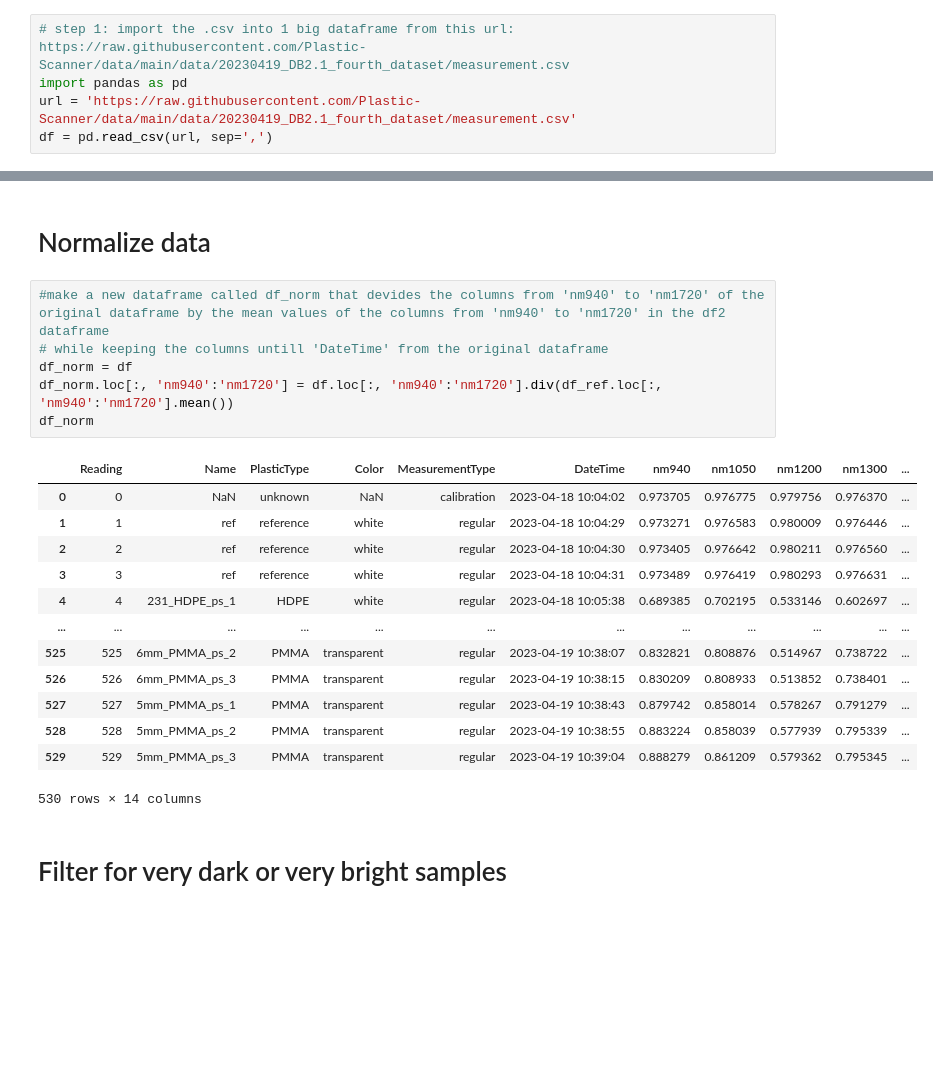
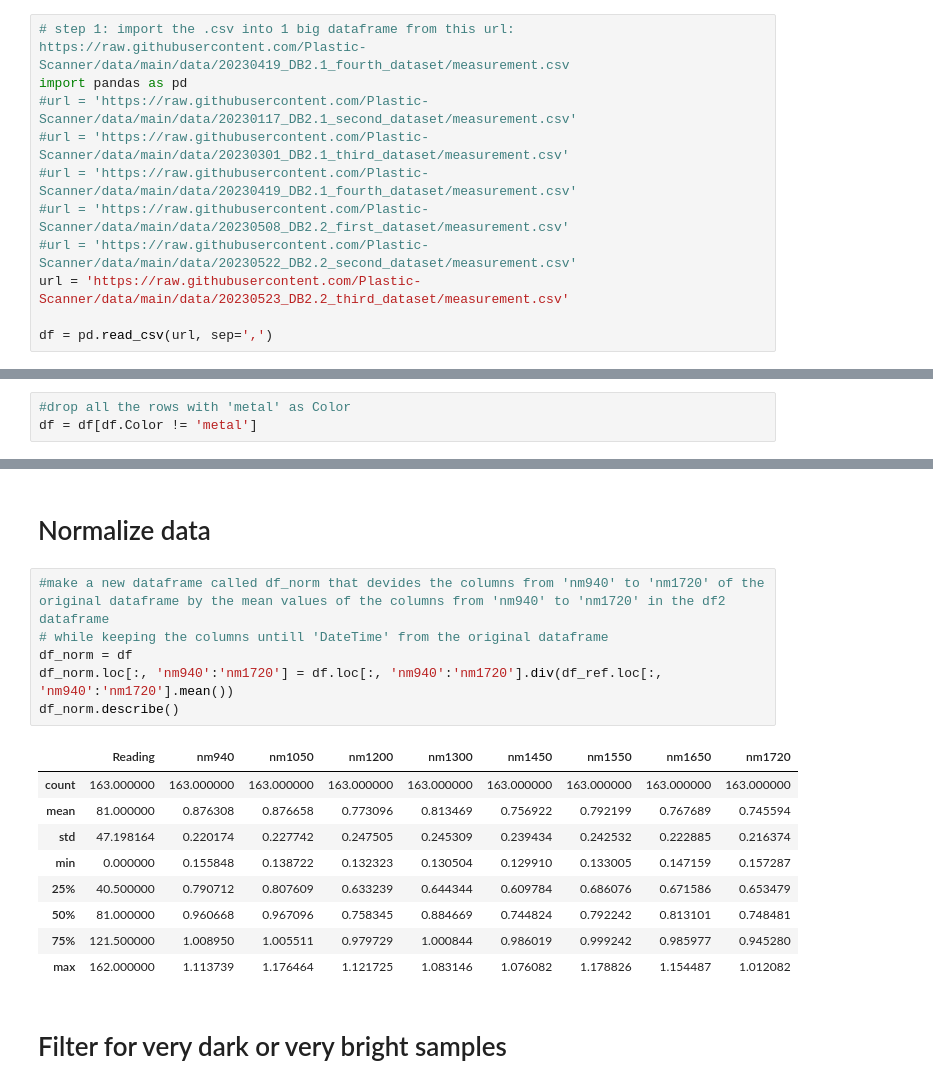
Before and after one commit to Plastic-Scanner/Data, a Jupyter notebook: data-analysis/python/data_analysis.ipynb, the cells around one changed output, grey strips where cells are left out. Saved outputs shown, nothing was run; the diff lists cells and outputs as text; blank space fills up the shorter version.

Commit message:
links to new datasets

```diff
--- a/data-analysis/python/data_analysis.ipynb
+++ b/data-analysis/python/data_analysis.ipynb
@@ -3,7 +3,13 @@ Import dataset
 # %%
 # step 1: import the .csv into 1 big dataframe from this url: https://raw.githubusercontent.com/Plastic-Scanner/data/main/data/20230419_DB2.1_fourth_dataset/measurement.csv
 import pandas as pd
-url = 'https://raw.githubusercontent.com/Plastic-Scanner/data/main/data/20230419_DB2.1_fourth_dataset/measurement.csv'
+#url = 'https://raw.githubusercontent.com/Plastic-Scanner/data/main/data/20230117_DB2.1_second_dataset/measurement.csv'
+#url = 'https://raw.githubusercontent.com/Plastic-Scanner/data/main/data/20230301_DB2.1_third_dataset/measurement.csv'
+#url = 'https://raw.githubusercontent.com/Plastic-Scanner/data/main/data/20230419_DB2.1_fourth_dataset/measurement.csv'
+#url = 'https://raw.githubusercontent.com/Plastic-Scanner/data/main/data/20230508_DB2.2_first_dataset/measurement.csv'
+#url = 'https://raw.githubusercontent.com/Plastic-Scanner/data/main/data/20230522_DB2.2_second_dataset/measurement.csv'
+url = 'https://raw.githubusercontent.com/Plastic-Scanner/data/main/data/20230523_DB2.2_third_dataset/measurement.csv'
+
 df = pd.read_csv(url, sep=',')
 # %%
 #drop all the columns after the column named "nm1720"
@@ -26,3 +32,6 @@ df
+# %%
+#drop all the rows with 'metal' as Color
+df = df[df.Color != 'metal']
 # %% [markdown]
 # Find reference data
 and check if their standard deviation differs greatly
@@ -46,23 +55,19 @@ df_ref.describe()
 # %%
 #make a new dataframe called df_norm that devides the columns from 'nm940' to 'nm1720' of the original dataframe by the mean values of the columns from 'nm940' to 'nm1720' in the df2 dataframe
 # while keeping the columns untill 'DateTime' from the original dataframe
 df_norm = df
 df_norm.loc[:, 'nm940':'nm1720'] = df.loc[:, 'nm940':'nm1720'].div(df_ref.loc[:, 'nm940':'nm1720'].mean())
-df_norm
+df_norm.describe()
 # %% [output]
-|  | Reading | Name | PlasticType | Color | MeasurementType | DateTime | nm940 | nm1050 | nm1200 | nm1300 | ... |
-| 0 | 0 | NaN | unknown | NaN | calibration | 2023-04-18 10:04:02 | 0.973705 | 0.976775 | 0.979756 | 0.976370 | ... |
-| 1 | 1 | ref | reference | white | regular | 2023-04-18 10:04:29 | 0.973271 | 0.976583 | 0.980009 | 0.976446 | ... |
-| 2 | 2 | ref | reference | white | regular | 2023-04-18 10:04:30 | 0.973405 | 0.976642 | 0.980211 | 0.976560 | ... |
-| 3 | 3 | ref | reference | white | regular | 2023-04-18 10:04:31 | 0.973489 | 0.976419 | 0.980293 | 0.976631 | ... |
-| 4 | 4 | 231_HDPE_ps_1 | HDPE | white | regular | 2023-04-18 10:05:38 | 0.689385 | 0.702195 | 0.533146 | 0.602697 | ... |
-| ... | ... | ... | ... | ... | ... | ... | ... | ... | ... | ... | ... |
-| 525 | 525 | 6mm_PMMA_ps_2 | PMMA | transparent | regular | 2023-04-19 10:38:07 | 0.832821 | 0.808876 | 0.514967 | 0.738722 | ... |
-| 526 | 526 | 6mm_PMMA_ps_3 | PMMA | transparent | regular | 2023-04-19 10:38:15 | 0.830209 | 0.808933 | 0.513852 | 0.738401 | ... |
-| 527 | 527 | 5mm_PMMA_ps_1 | PMMA | transparent | regular | 2023-04-19 10:38:43 | 0.879742 | 0.858014 | 0.578267 | 0.791279 | ... |
-| 528 | 528 | 5mm_PMMA_ps_2 | PMMA | transparent | regular | 2023-04-19 10:38:55 | 0.883224 | 0.858039 | 0.577939 | 0.795339 | ... |
-| 529 | 529 | 5mm_PMMA_ps_3 | PMMA | transparent | regular | 2023-04-19 10:39:04 | 0.888279 | 0.861209 | 0.579362 | 0.795345 | ... |
+|  | Reading | nm940 | nm1050 | nm1200 | nm1300 | nm1450 | nm1550 | nm1650 | nm1720 |
+| count | 163.000000 | 163.000000 | 163.000000 | 163.000000 | 163.000000 | 163.000000 | 163.000000 | 163.000000 | 163.000000 |
+| mean | 81.000000 | 0.876308 | 0.876658 | 0.773096 | 0.813469 | 0.756922 | 0.792199 | 0.767689 | 0.745594 |
+| std | 47.198164 | 0.220174 | 0.227742 | 0.247505 | 0.245309 | 0.239434 | 0.242532 | 0.222885 | 0.216374 |
+| min | 0.000000 | 0.155848 | 0.138722 | 0.132323 | 0.130504 | 0.129910 | 0.133005 | 0.147159 | 0.157287 |
+| 25% | 40.500000 | 0.790712 | 0.807609 | 0.633239 | 0.644344 | 0.609784 | 0.686076 | 0.671586 | 0.653479 |
+| 50% | 81.000000 | 0.960668 | 0.967096 | 0.758345 | 0.884669 | 0.744824 | 0.792242 | 0.813101 | 0.748481 |
+| 75% | 121.500000 | 1.008950 | 1.005511 | 0.979729 | 1.000844 | 0.986019 | 0.999242 | 0.985977 | 0.945280 |
+| max | 162.000000 | 1.113739 | 1.176464 | 1.121725 | 1.083146 | 1.076082 | 1.178826 | 1.154487 | 1.012082 |
-530 rows × 14 columns
 # %% [markdown]
 # Filter for very dark or very bright samples
 # %%
```
Also changed, not shown: parts of 11 cells of this notebook.
